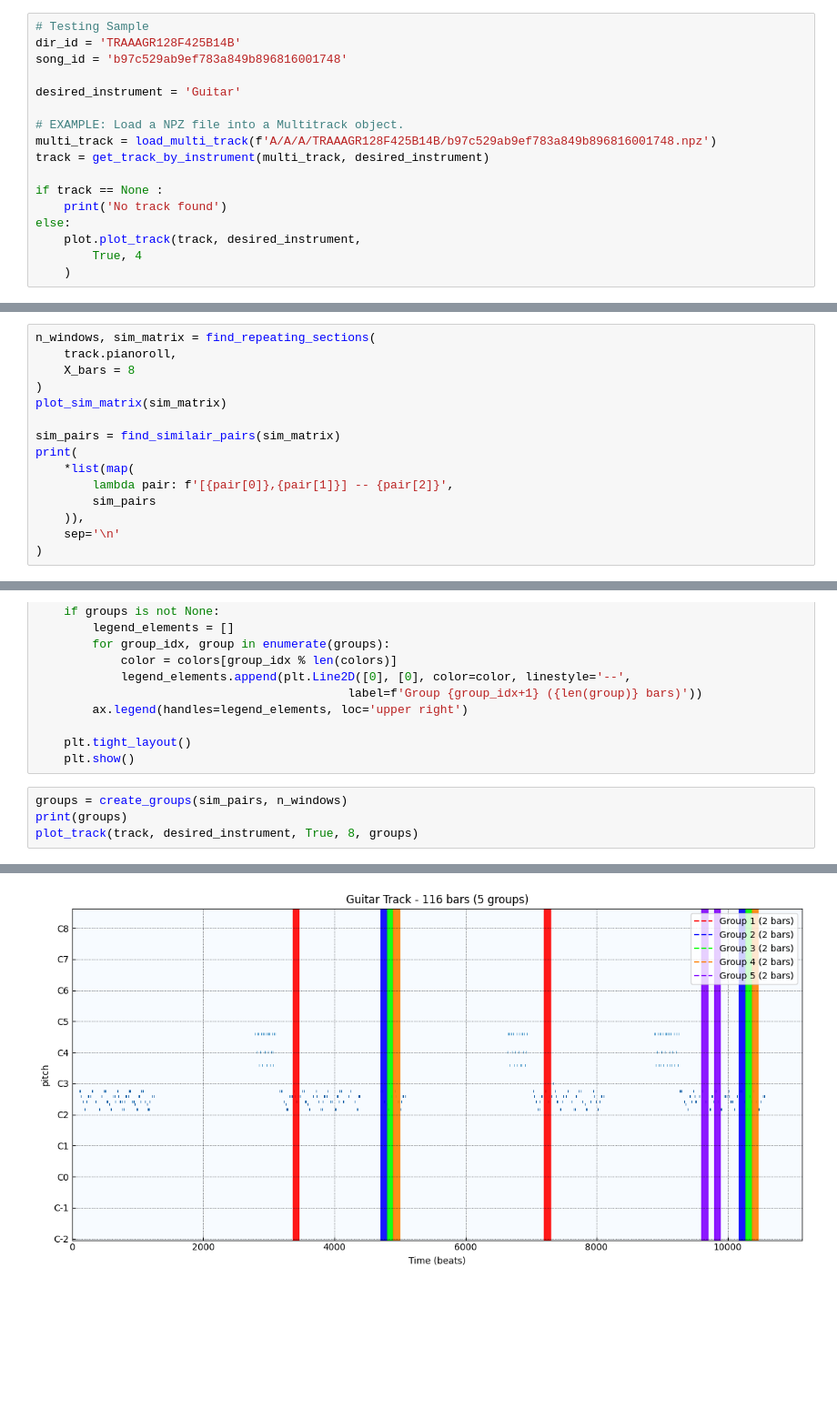
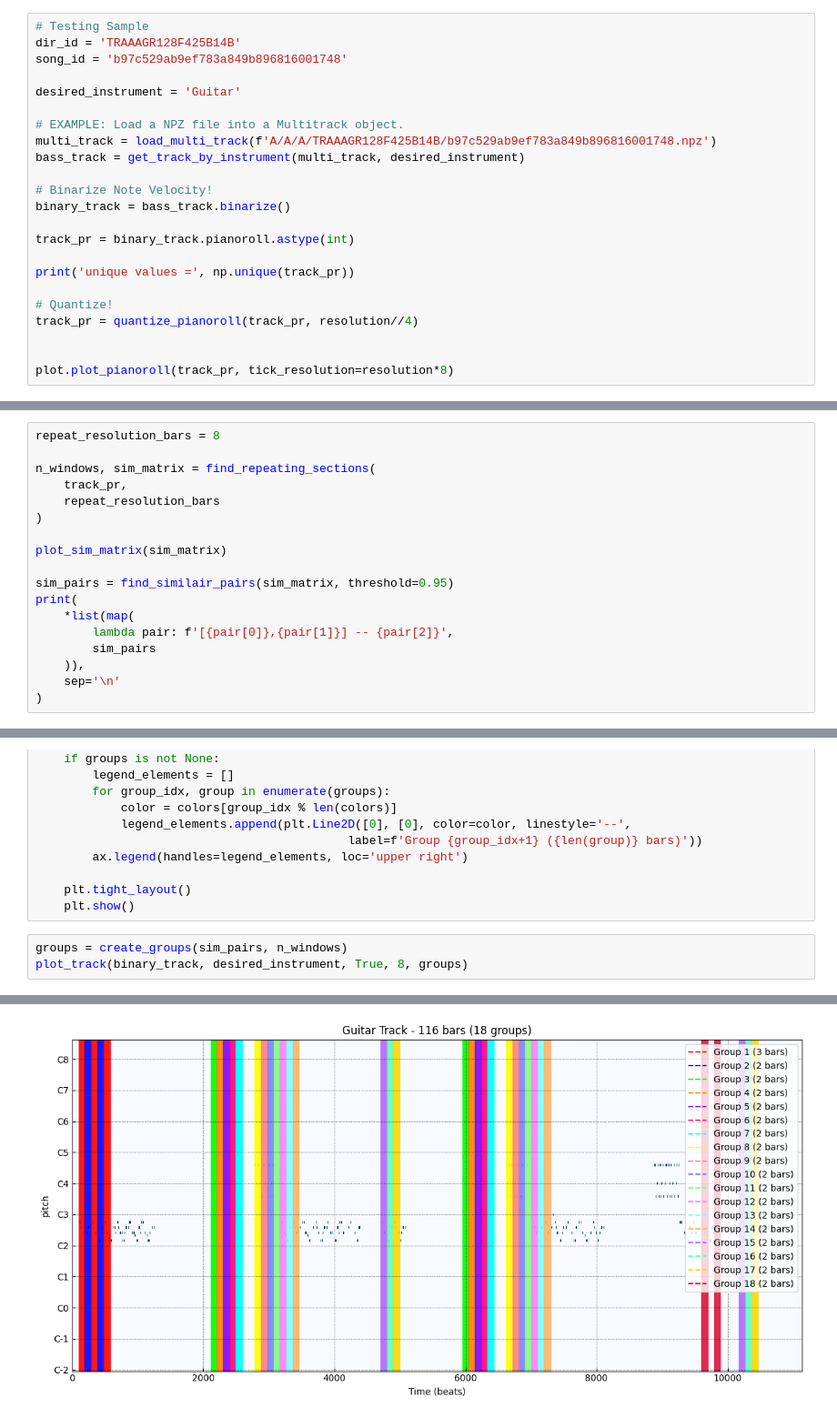
Before and after one commit to rhudaj/MusicGen, a Jupyter notebook: patterns.ipynb, the cells around one changed output, grey strips where cells are left out. Shown at 91% size. Drawn from its saved outputs; the diff is of its cells as text; blank space fills up the shorter version.

```diff
--- a/patterns.ipynb
+++ b/patterns.ipynb
@@ -36,12 +37,18 @@ desired_instrument = 'Guitar'
 
 # EXAMPLE: Load a NPZ file into a Multitrack object.
 multi_track = load_multi_track(f'A/A/A/TRAAAGR128F425B14B/b97c529ab9ef783a849b896816001748.npz')
-track = get_track_by_instrument(multi_track, desired_instrument)
+bass_track = get_track_by_instrument(multi_track, desired_instrument)
 
-if track == None :
-    print('No track found')
-else:
-	plot.plot_track(track, desired_instrument,
-        True, 4
-    )
+# Binarize Note Velocity!
+binary_track = bass_track.binarize()
+
+track_pr = binary_track.pianoroll.astype(int)
+
+print('unique values =', np.unique(track_pr))
+
+# Quantize!
+track_pr = quantize_pianoroll(track_pr, resolution//4)
+
+
+plot.plot_pianoroll(track_pr, tick_resolution=resolution*8)
 # %% [output]
@@ -112,13 +121,16 @@ def find_similair_pairs(sm: np.ndarray, threshold=0.99) -> list[tuple[int,int,fl
                 similar_pairs.append((i, j, sm[i,j]))
     return similar_pairs
 # %%
+repeat_resolution_bars = 8
+
 n_windows, sim_matrix = find_repeating_sections(
-	track.pianoroll,
-	X_bars = 8
+	track_pr,
+	repeat_resolution_bars
 )
+
 plot_sim_matrix(sim_matrix)
 
-sim_pairs = find_similair_pairs(sim_matrix)
+sim_pairs = find_similair_pairs(sim_matrix, threshold=0.95)
 print(
     *list(map(
 		lambda pair: f'[{pair[0]},{pair[1]}] -- {pair[2]}',
@@ -242,6 +269,5 @@ def plot_track(data: pr.Track, desired_instrument: str, with_bars=True, line_spa
     plt.show()
 # %%
 groups = create_groups(sim_pairs, n_windows)
-print(groups)
-plot_track(track, desired_instrument, True, 8, groups)
+plot_track(binary_track, desired_instrument, True, 8, groups)
 # %% [output]
@@ -249 +274 @@ plot_track(track, desired_instrument, True, 8, groups)
-[figure, old version]
+[figure, new version]
```
Also changed, not shown: parts of 5 cells of this notebook, 8 other files.
